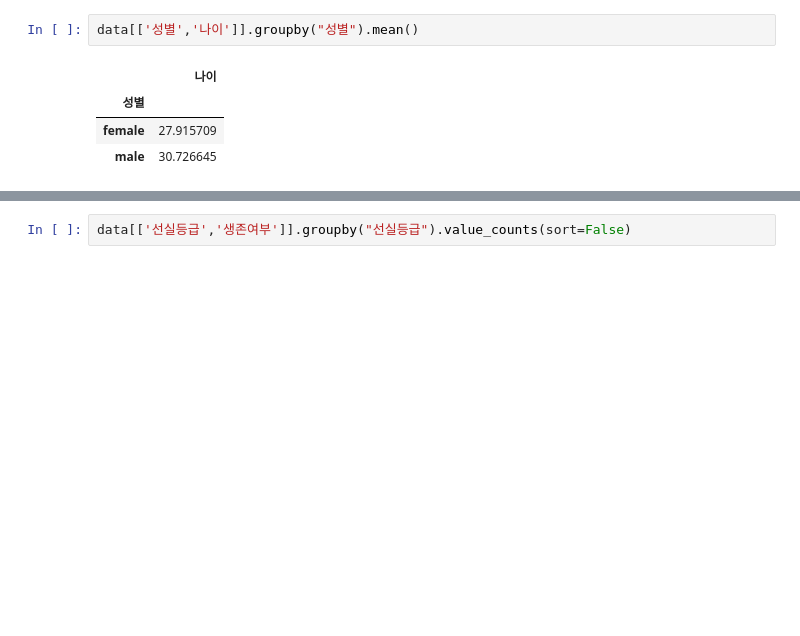
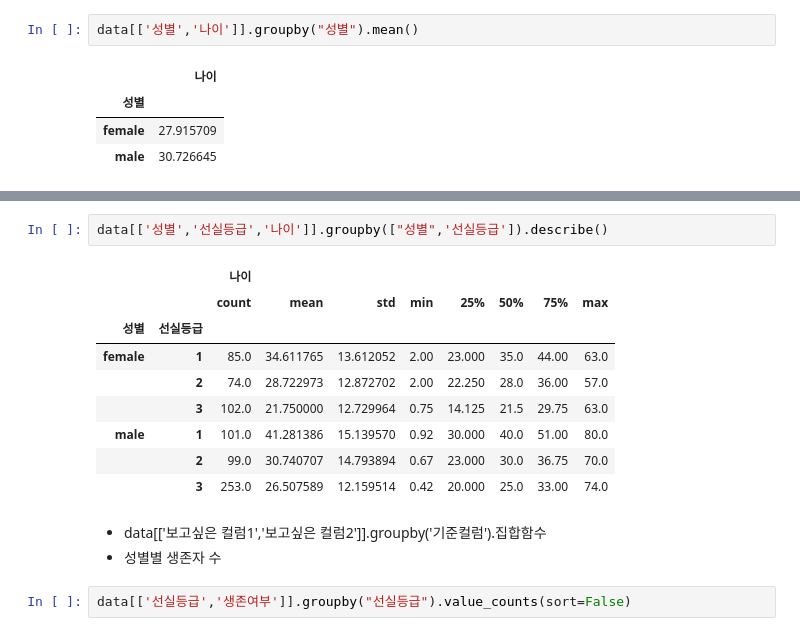
Before and after one commit to haezeong/fintech_service, a Jupyter notebook: 06_machine_learning/02_pandas_사용법.ipynb, the cells around one changed output, grey strips where cells are left out. Drawn from its saved outputs; the diff is of its cells as text; blank space fills up the shorter version.

```diff
--- a/06_machine_learning/02_pandas_사용법.ipynb
+++ b/06_machine_learning/02_pandas_사용법.ipynb
@@ -2231,3 +2244,18 @@ data[['성별','나이']].groupby("성별").mean()
+# %%
+data[['성별','선실등급','나이']].groupby(["성별",'선실등급']).describe()
+# %% [output]
+|  |  | 나이 |  |  |  |  |  |  |  |
+|  |  | count | mean | std | min | 25% | 50% | 75% | max |
+| 성별 | 선실등급 |  |  |  |  |  |  |  |  |
+| female | 1 | 85.0 | 34.611765 | 13.612052 | 2.00 | 23.000 | 35.0 | 44.00 | 63.0 |
+|  | 2 | 74.0 | 28.722973 | 12.872702 | 2.00 | 22.250 | 28.0 | 36.00 | 57.0 |
+|  | 3 | 102.0 | 21.750000 | 12.729964 | 0.75 | 14.125 | 21.5 | 29.75 | 63.0 |
+| male | 1 | 101.0 | 41.281386 | 15.139570 | 0.92 | 30.000 | 40.0 | 51.00 | 80.0 |
+|  | 2 | 99.0 | 30.740707 | 14.793894 | 0.67 | 23.000 | 30.0 | 36.75 | 70.0 |
+|  | 3 | 253.0 | 26.507589 | 12.159514 | 0.42 | 20.000 | 25.0 | 33.00 | 74.0 |
+# %% [markdown]
+* data[['보고싶은 컬럼1','보고싶은 컬럼2']].groupby('기준컬럼').집합함수
+* 성별별 생존자 수
 # %%
 data[['선실등급','생존여부']].groupby("선실등급").value_counts(sort=False)
 # %% [output]
```
Also changed, not shown: parts of 3 cells of this notebook, 2 other files.
